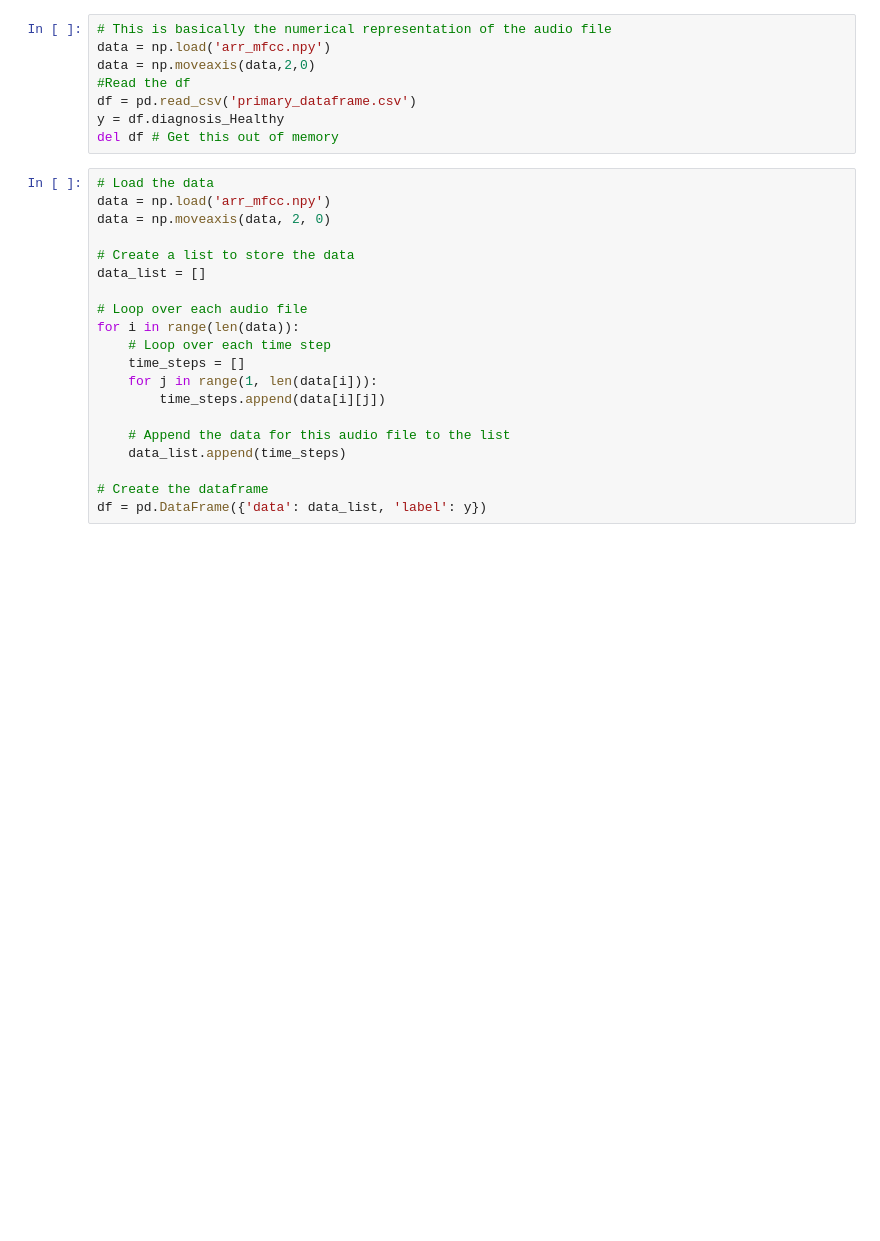
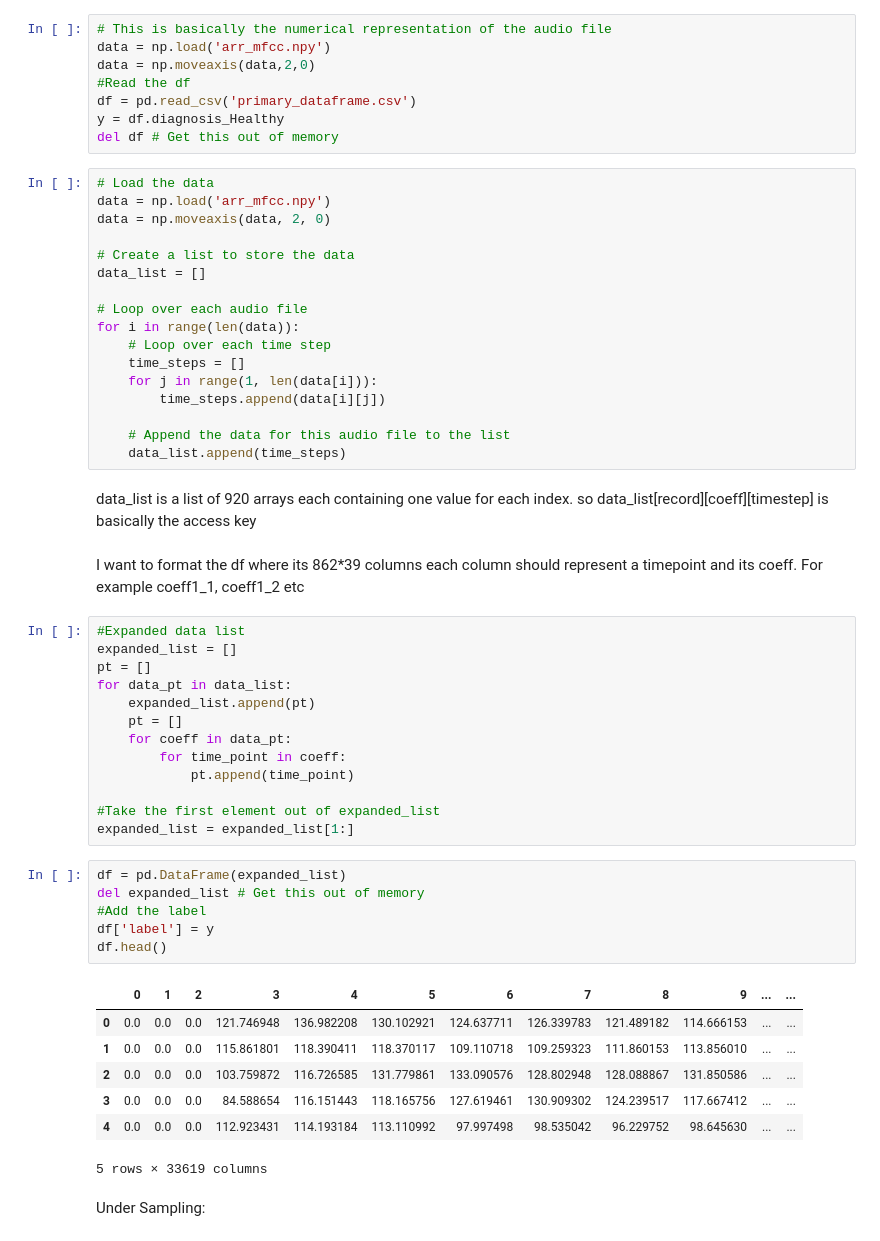
Before and after one commit to SalimAlkharsa/360_final, a Jupyter notebook: svm_explore.ipynb, the cells around one changed output. Cells and saved outputs as stored; diff of their text form; blank space fills up the shorter version.

```diff
--- a/svm_explore.ipynb
+++ b/svm_explore.ipynb
@@ -28,6 +36,38 @@ for i in range(len(data)):
 
     # Append the data for this audio file to the list
     data_list.append(time_steps)
-
-# Create the dataframe
-df = pd.DataFrame({'data': data_list, 'label': y})
+# %% [markdown]
+data_list is a list of 920 arrays each containing one value for each index.
+so data_list[record][coeff][timestep] is basically the access key
+# %% [markdown]
+I want to format the df where its 862*39 columns each column should represent a timepoint and its coeff.
+For example coeff1_1, coeff1_2 etc
+# %%
+#Expanded data list
+expanded_list = []
+pt = []
+for data_pt in data_list:
+    expanded_list.append(pt)
+    pt = []
+    for coeff in data_pt:
+        for time_point in coeff:
+            pt.append(time_point)
+
+#Take the first element out of expanded_list
+expanded_list = expanded_list[1:]
+# %%
+df = pd.DataFrame(expanded_list)
+del expanded_list # Get this out of memory
+#Add the label
+df['label'] = y
+df.head()
+# %% [output]
+|  | 0 | 1 | 2 | 3 | 4 | 5 | 6 | 7 | 8 | 9 | ... | ... |
+| 0 | 0.0 | 0.0 | 0.0 | 121.746948 | 136.982208 | 130.102921 | 124.637711 | 126.339783 | 121.489182 | 114.666153 | ... | ... |
+| 1 | 0.0 | 0.0 | 0.0 | 115.861801 | 118.390411 | 118.370117 | 109.110718 | 109.259323 | 111.860153 | 113.856010 | ... | ... |
+| 2 | 0.0 | 0.0 | 0.0 | 103.759872 | 116.726585 | 131.779861 | 133.090576 | 128.802948 | 128.088867 | 131.850586 | ... | ... |
+| 3 | 0.0 | 0.0 | 0.0 | 84.588654 | 116.151443 | 118.165756 | 127.619461 | 130.909302 | 124.239517 | 117.667412 | ... | ... |
+| 4 | 0.0 | 0.0 | 0.0 | 112.923431 | 114.193184 | 113.110992 | 97.997498 | 98.535042 | 96.229752 | 98.645630 | ... | ... |
+5 rows × 33619 columns
+# %% [markdown]
+Under Sampling:
```
Also changed, not shown: parts of 14 cells of this notebook, 2 other files.
